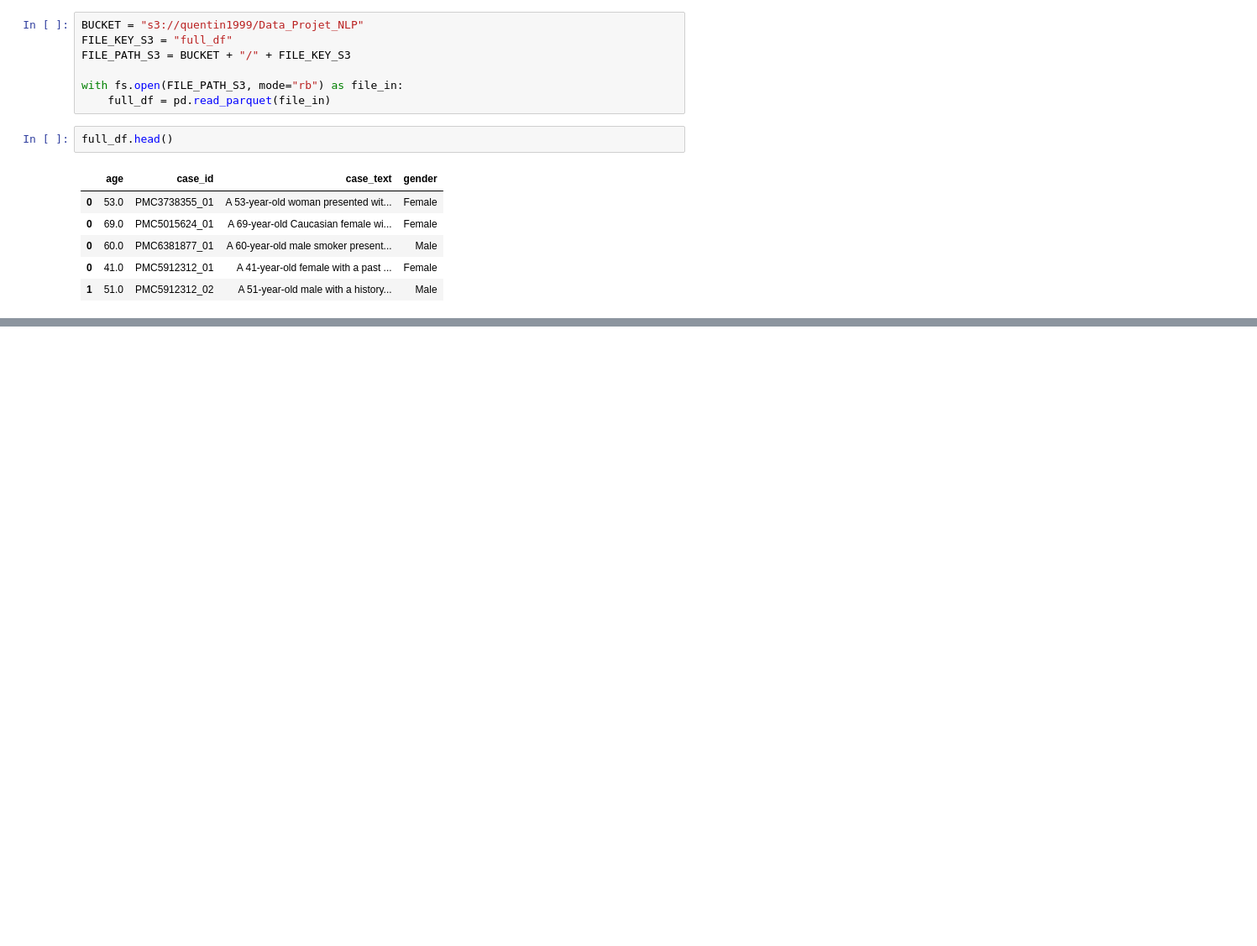
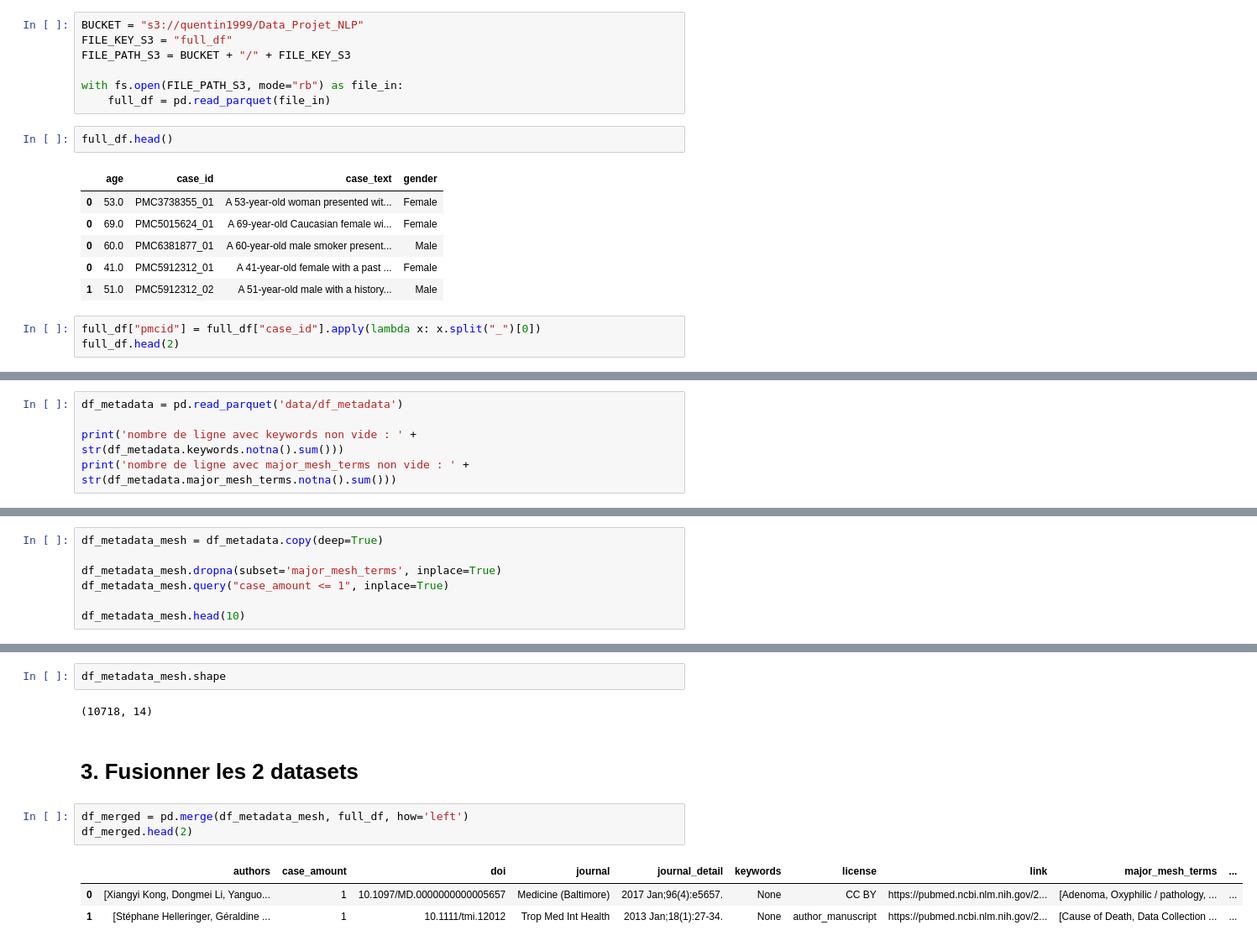
Before and after one commit to Quentin-ENSAE/projet_NLP, a Jupyter notebook: prétraitement.ipynb, the cells around one changed output, grey strips where cells are left out. Shown: that part at 84% size. Saved outputs shown, nothing was run; the diff lists cells and outputs as text; blank space fills up the shorter version.

Commit message:
Fusion de full_df et df_metadata pour créer df_final

```diff
--- a/prétraitement.ipynb
+++ b/prétraitement.ipynb
@@ -26,3 +33,6 @@ full_df.head()
 | 0 | 60.0 | PMC6381877_01 | A 60-year-old male smoker present... | Male |
 | 0 | 41.0 | PMC5912312_01 | A 41-year-old female with a past ... | Female |
 | 1 | 51.0 | PMC5912312_02 | A 51-year-old male with a history... | Male |
+# %%
+full_df["pmcid"] = full_df["case_id"].apply(lambda x: x.split("_")[0])
+full_df.head(2)
@@ -28,0 +43,5 @@ full_df.head()
+# %%
+df_metadata = pd.read_parquet('data/df_metadata')
+
+print('nombre de ligne avec keywords non vide : ' + str(df_metadata.keywords.notna().sum()))
+print('nombre de ligne avec major_mesh_terms non vide : ' + str(df_metadata.major_mesh_terms.notna().sum()))
@@ -28,0 +66,7 @@ full_df.head()
+# %%
+df_metadata_mesh = df_metadata.copy(deep=True)
+
+df_metadata_mesh.dropna(subset='major_mesh_terms', inplace=True)
+df_metadata_mesh.query("case_amount <= 1", inplace=True)
+
+df_metadata_mesh.head(10)
@@ -28,0 +85,13 @@ full_df.head()
+# %%
+df_metadata_mesh.shape
+# %% [output]
+(10718, 14)
+# %% [markdown]
+# 3. Fusionner les 2 datasets
+# %%
+df_merged = pd.merge(df_metadata_mesh, full_df, how='left')
+df_merged.head(2)
+# %% [output]
+|  | authors | case_amount | doi | journal | journal_detail | keywords | license | link | major_mesh_terms | ... |
+| 0 | [Xiangyi Kong, Dongmei Li, Yanguo... | 1 | 10.1097/MD.0000000000005657 | Medicine (Baltimore) | 2017 Jan;96(4):e5657. | None | CC BY | https://pubmed.ncbi.nlm.nih.gov/2... | [Adenoma, Oxyphilic / pathology, ... | ... |
+| 1 | [Stéphane Helleringer, Géraldine ... | 1 | 10.1111/tmi.12012 | Trop Med Int Health | 2013 Jan;18(1):27-34. | None | author_manuscript | https://pubmed.ncbi.nlm.nih.gov/2... | [Cause of Death, Data Collection ... | ... |
```
Also changed, not shown: parts of 11 cells of this notebook, 1 other file.
